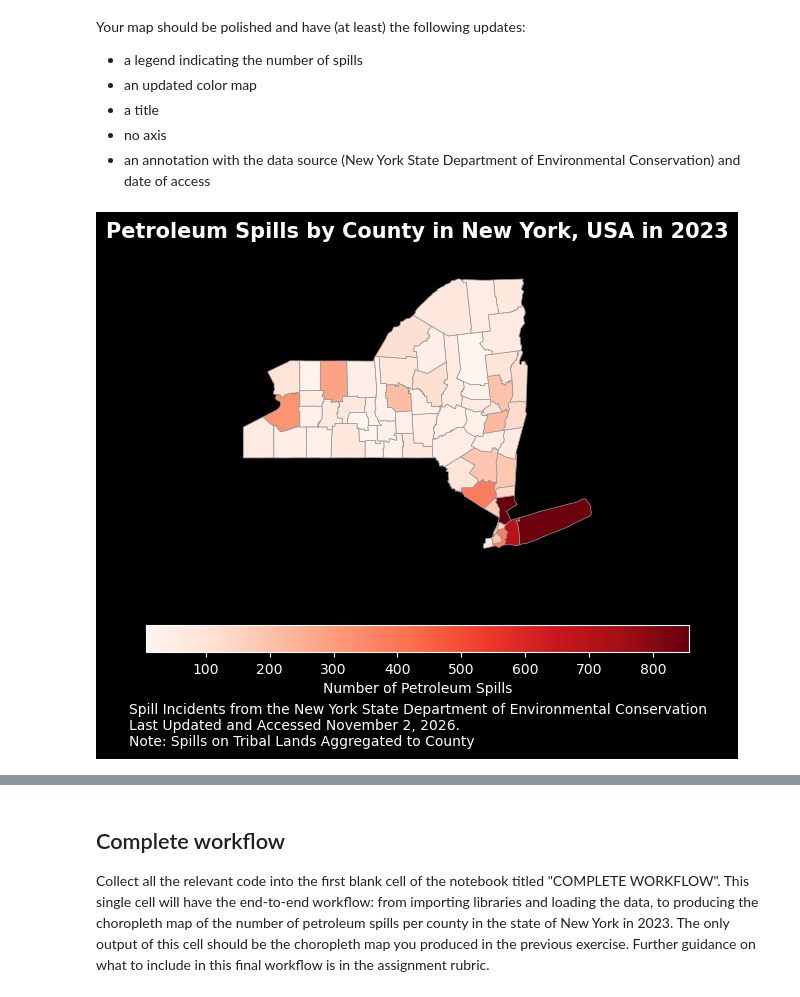
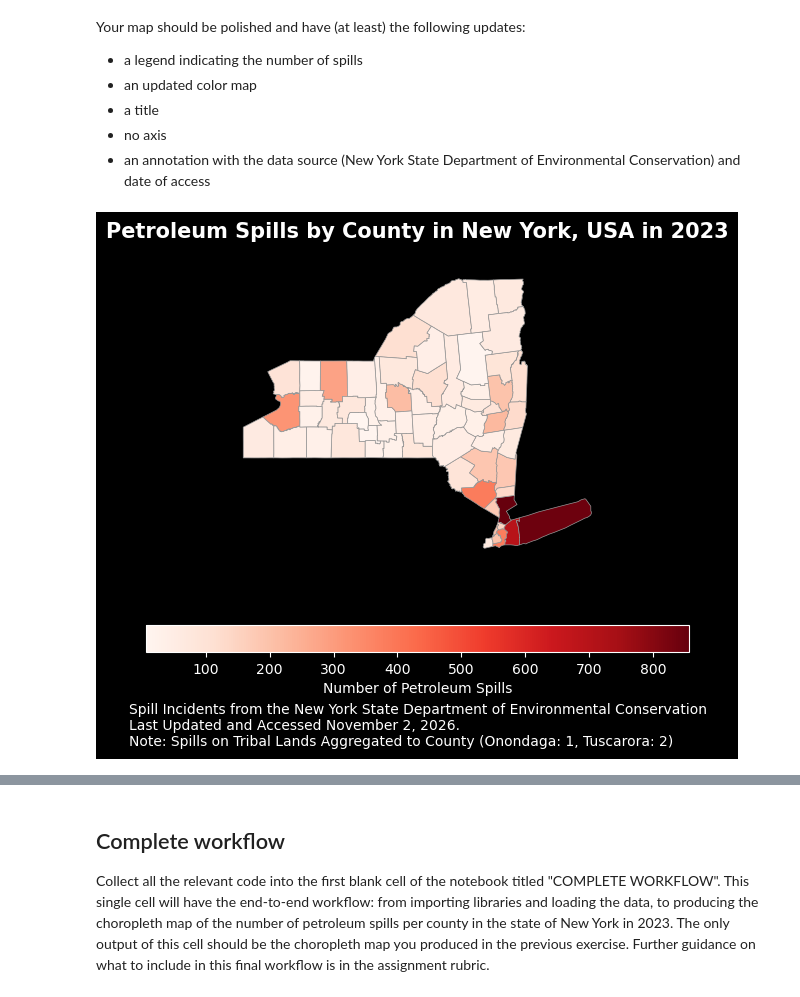
Before and after one commit to roshananair/eds220-hwk3, a Jupyter notebook: hwk3-task2-spills.ipynb, the cells around one changed output, grey strips where cells are left out. Cells and saved outputs as stored; diff of their text form; code cells hidden in the pictures.

```diff
--- a/hwk3-task2-spills.ipynb
+++ b/hwk3-task2-spills.ipynb
@@ -677,31 +772,31 @@ Your map should be polished and have (at least) the following updates:
 # %%
 # Mapping petroleum spills by New York county
 fig, ax = plt.subplots(figsize = (7, 5.5))
 # no axes
 ax.axis('off')
 # plot and legend
 ny_spills.plot(ax = ax,
                column = "n_spills",
                legend = True,
                cmap = 'Reds',
                edgecolor = '0.6',
                linewidth = 0.5,
                legend_kwds = {'label': 'Number of Petroleum Spills', 'orientation': 'horizontal'})
                # title
 ax.set_title('Petroleum Spills by County in New York, USA in 2023',
               fontsize = 15,
               fontweight = 'bold',
               pad = 20)
 # caption/annotation
 fig.text(0.1,
          0.01,
-         'Spill Incidents from the New York State Department of Environmental Conservation \nLast Updated and Accessed November 2, 2026. \nNote: Spills on Tribal Lands Aggregated to County',
+         'Spill Incidents from the New York State Department of Environmental Conservation \nLast Updated and Accessed November 2, 2026. \nNote: Spills on Tribal Lands Aggregated to County (Onondaga: 1, Tuscarora: 2)',
          wrap = True,
          ha = 'left',
          fontsize = 10)
 plt.show()
 # %% [output]
-[figure, old version]
+[figure, new version]
 # %% [markdown]
 b. Write a description of how the map was created, including key takeaways. If you need to do additional data analysis to include relevant information from the data, you may include additional cells here.
 
```
Also changed, not shown: parts of 8 cells of this notebook.
